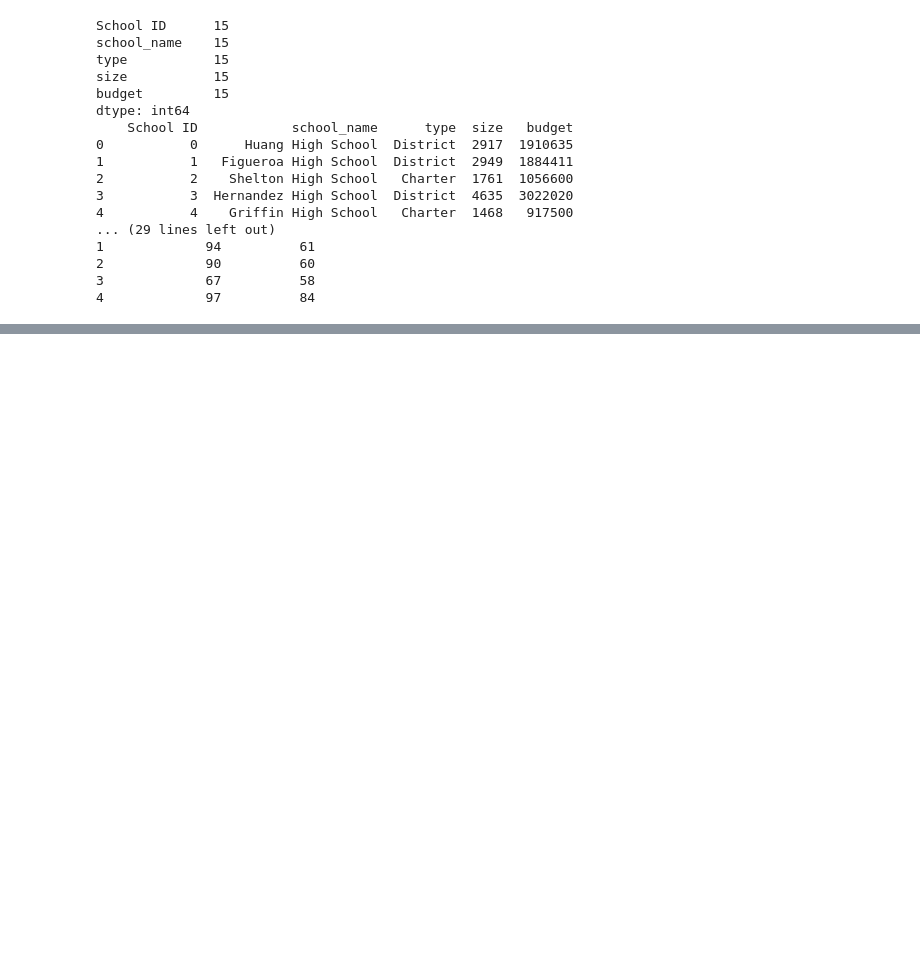
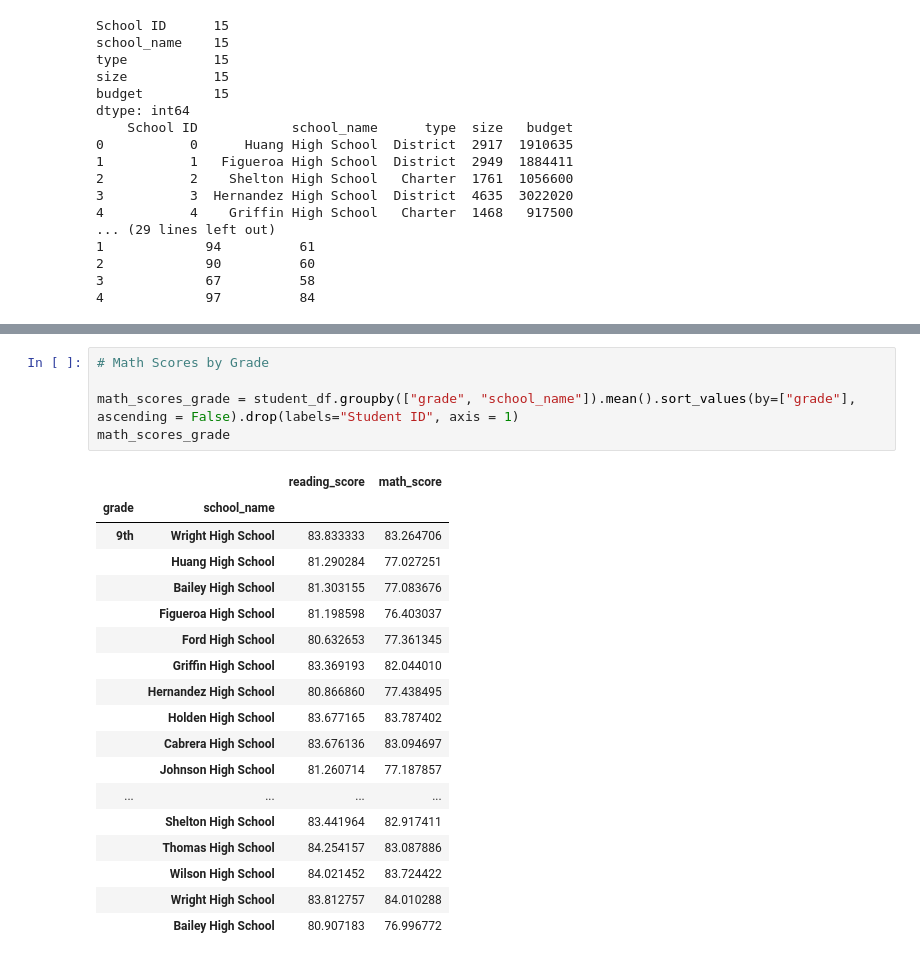
Before and after one commit to P219-C/pandas-challenge, a Jupyter notebook: PyCitySchools/main.ipynb, the cells around one changed output, grey strips where cells are left out. Saved outputs shown, nothing was run; the diff lists cells and outputs as text; blank space fills up the shorter version.

```diff
--- a/PyCitySchools/main.ipynb
+++ b/PyCitySchools/main.ipynb
@@ -136,0 +121,24 @@ school_summary
+# %%
+# Math Scores by Grade
+
+math_scores_grade = student_df.groupby(["grade", "school_name"]).mean().sort_values(by=["grade"], ascending = False).drop(labels="Student ID", axis = 1)
+math_scores_grade
+# %% [output]
+|  |  | reading_score | math_score |
+| grade | school_name |  |  |
+| 9th | Wright High School | 83.833333 | 83.264706 |
+|  | Huang High School | 81.290284 | 77.027251 |
+|  | Bailey High School | 81.303155 | 77.083676 |
+|  | Figueroa High School | 81.198598 | 76.403037 |
+|  | Ford High School | 80.632653 | 77.361345 |
+|  | Griffin High School | 83.369193 | 82.044010 |
+|  | Hernandez High School | 80.866860 | 77.438495 |
+|  | Holden High School | 83.677165 | 83.787402 |
+|  | Cabrera High School | 83.676136 | 83.094697 |
+|  | Johnson High School | 81.260714 | 77.187857 |
+| ... | ... | ... | ... |
+|  | Shelton High School | 83.441964 | 82.917411 |
+|  | Thomas High School | 84.254157 | 83.087886 |
+|  | Wilson High School | 84.021452 | 83.724422 |
+|  | Wright High School | 83.812757 | 84.010288 |
+|  | Bailey High School | 80.907183 | 76.996772 |
```
Also changed, not shown: parts of 7 cells of this notebook.
